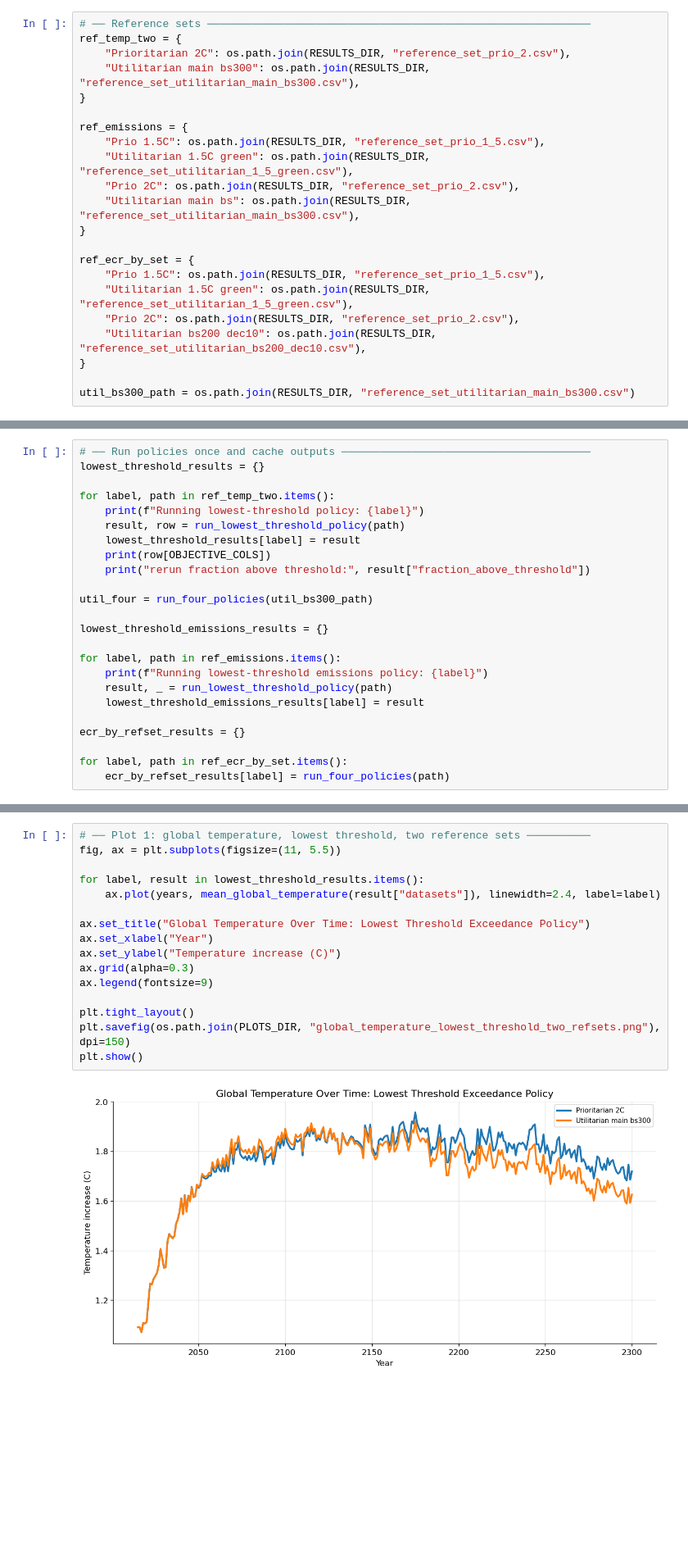
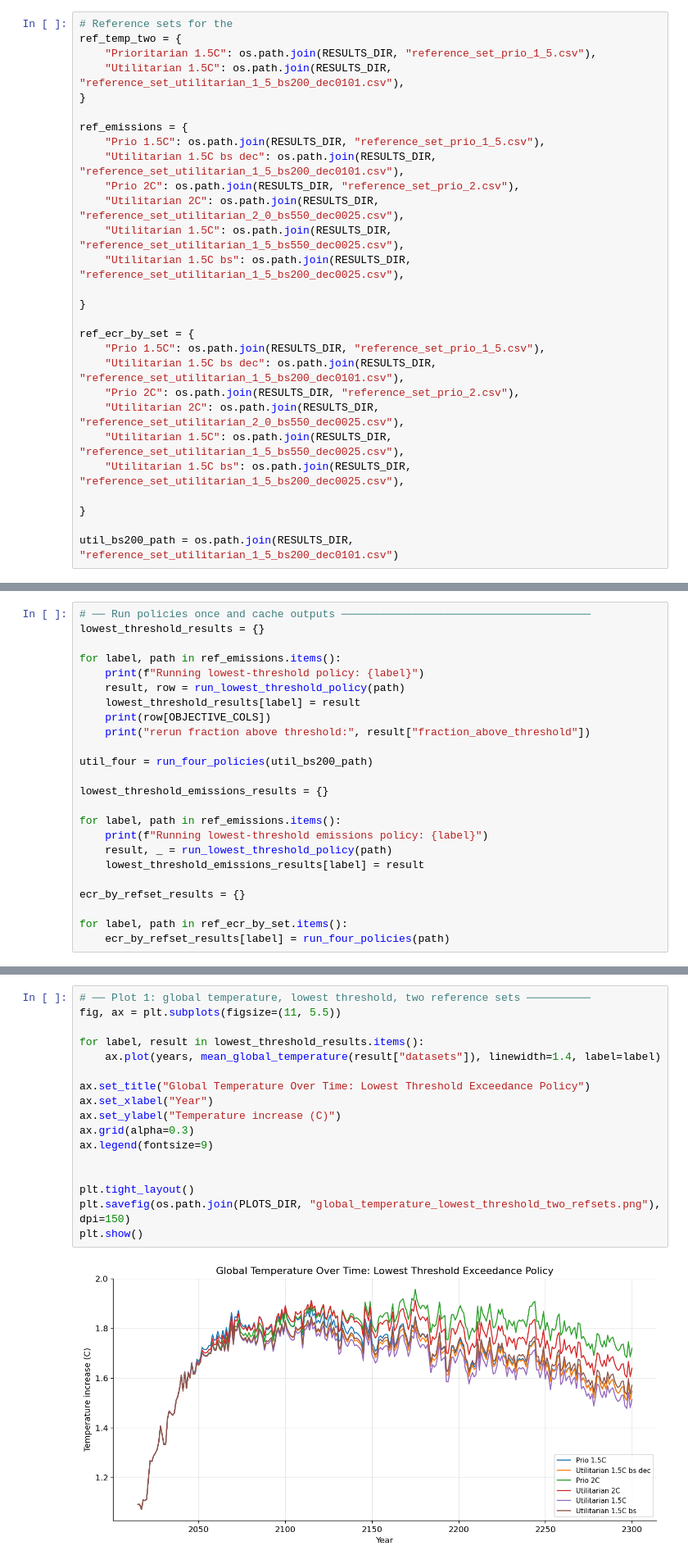
Before and after one commit to marijngeldof/epa141a_01, a Jupyter notebook: assignments_ema/Assignment_7_plotting_file.ipynb, the cells around one changed output, grey strips where cells are left out. Shown at 82% size. Drawn from its saved outputs; the diff is of its cells as text; blank space fills up the shorter version.

```diff
--- a/assignments_ema/Assignment_7_plotting_file.ipynb
+++ b/assignments_ema/Assignment_7_plotting_file.ipynb
@@ -312,22 +126,28 @@ def run_four_policies(path):
 # %%
-# ── Reference sets ────────────────────────────────────────────────────────────
+# Reference sets for the
 ref_temp_two = {
-    "Prioritarian 2C": os.path.join(RESULTS_DIR, "reference_set_prio_2.csv"),
-    "Utilitarian main bs300": os.path.join(RESULTS_DIR, "reference_set_utilitarian_main_bs300.csv"),
+    "Prioritarian 1.5C": os.path.join(RESULTS_DIR, "reference_set_prio_1_5.csv"),
+    "Utilitarian 1.5C": os.path.join(RESULTS_DIR, "reference_set_utilitarian_1_5_bs200_dec0101.csv"),
 }
 
 ref_emissions = {
     "Prio 1.5C": os.path.join(RESULTS_DIR, "reference_set_prio_1_5.csv"),
-    "Utilitarian 1.5C green": os.path.join(RESULTS_DIR, "reference_set_utilitarian_1_5_green.csv"),
+    "Utilitarian 1.5C bs dec": os.path.join(RESULTS_DIR, "reference_set_utilitarian_1_5_bs200_dec0101.csv"),
     "Prio 2C": os.path.join(RESULTS_DIR, "reference_set_prio_2.csv"),
-    "Utilitarian main bs": os.path.join(RESULTS_DIR, "reference_set_utilitarian_main_bs300.csv"),
+    "Utilitarian 2C": os.path.join(RESULTS_DIR, "reference_set_utilitarian_2_0_bs550_dec0025.csv"),
+    "Utilitarian 1.5C": os.path.join(RESULTS_DIR, "reference_set_utilitarian_1_5_bs550_dec0025.csv"),
+    "Utilitarian 1.5C bs": os.path.join(RESULTS_DIR, "reference_set_utilitarian_1_5_bs200_dec0025.csv"),
+
 }
 
 ref_ecr_by_set = {
     "Prio 1.5C": os.path.join(RESULTS_DIR, "reference_set_prio_1_5.csv"),
-    "Utilitarian 1.5C green": os.path.join(RESULTS_DIR, "reference_set_utilitarian_1_5_green.csv"),
+    "Utilitarian 1.5C bs dec": os.path.join(RESULTS_DIR, "reference_set_utilitarian_1_5_bs200_dec0101.csv"),
     "Prio 2C": os.path.join(RESULTS_DIR, "reference_set_prio_2.csv"),
-    "Utilitarian bs200 dec10": os.path.join(RESULTS_DIR, "reference_set_utilitarian_bs200_dec10.csv"),
+    "Utilitarian 2C": os.path.join(RESULTS_DIR, "reference_set_utilitarian_2_0_bs550_dec0025.csv"),
+    "Utilitarian 1.5C": os.path.join(RESULTS_DIR, "reference_set_utilitarian_1_5_bs550_dec0025.csv"),
+    "Utilitarian 1.5C bs": os.path.join(RESULTS_DIR, "reference_set_utilitarian_1_5_bs200_dec0025.csv"),
+
 }
 
-util_bs300_path = os.path.join(RESULTS_DIR, "reference_set_utilitarian_main_bs300.csv")
+util_bs200_path = os.path.join(RESULTS_DIR, "reference_set_utilitarian_1_5_bs200_dec0101.csv")
@@ -335,14 +425,14 @@ util_bs300_path = os.path.join(RESULTS_DIR, "reference_set_utilitarian_main_bs30
 # ── Run policies once and cache outputs ───────────────────────────────────────
 lowest_threshold_results = {}
 
-for label, path in ref_temp_two.items():
+for label, path in ref_emissions.items():
     print(f"Running lowest-threshold policy: {label}")
     result, row = run_lowest_threshold_policy(path)
     lowest_threshold_results[label] = result
     print(row[OBJECTIVE_COLS])
     print("rerun fraction above threshold:", result["fraction_above_threshold"])
 
-util_four = run_four_policies(util_bs300_path)
+util_four = run_four_policies(util_bs200_path)
 
 lowest_threshold_emissions_results = {}
 
@@ -376,18 +466,19 @@ Running reference_set_utilitarian_bs200_dec10.csv | Best abatement objective
 # %%
 # ── Plot 1: global temperature, lowest threshold, two reference sets ──────────
 fig, ax = plt.subplots(figsize=(11, 5.5))
 
 for label, result in lowest_threshold_results.items():
-    ax.plot(years, mean_global_temperature(result["datasets"]), linewidth=2.4, label=label)
+    ax.plot(years, mean_global_temperature(result["datasets"]), linewidth=1.4, label=label)
 
 ax.set_title("Global Temperature Over Time: Lowest Threshold Exceedance Policy")
 ax.set_xlabel("Year")
 ax.set_ylabel("Temperature increase (C)")
 ax.grid(alpha=0.3)
 ax.legend(fontsize=9)
 
+
 plt.tight_layout()
 plt.savefig(os.path.join(PLOTS_DIR, "global_temperature_lowest_threshold_two_refsets.png"), dpi=150)
 plt.show()
 # %% [output]
-[figure, old version]
+[figure, new version]
```
Also changed, not shown: parts of 23 cells of this notebook, 29 other files.
